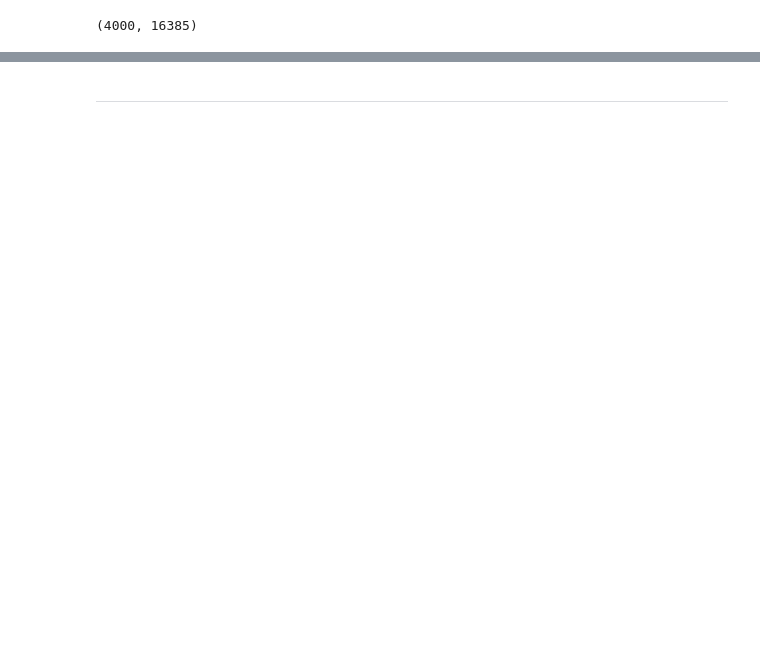
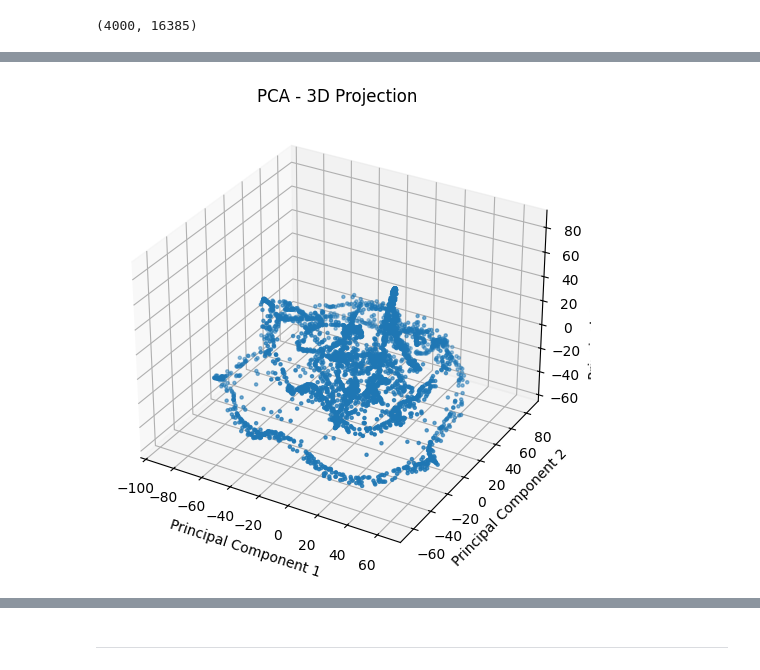
Before and after one commit to joonseren/TDT4172-Introduction-to-Machine-Learning, a Jupyter notebook: Assignment2/Chapter_2.ipynb, the cells around one changed output, grey strips where cells are left out. Drawn from its saved outputs; the diff is of its cells as text; code cells hidden in the pictures; blank space fills up the shorter version.

```diff
--- a/Assignment2/Chapter_2.ipynb
+++ b/Assignment2/Chapter_2.ipynb
@@ -398,0 +388,15 @@ plt.show()
+# %%
+# PCA 3D
+pca = sklearn.decomposition.PCA(n_components=3, random_state=RANDOM_STATE)
+X_pca = pca.fit_transform(X_scaled)
+
+fig = plt.figure(figsize=(8, 6))
+ax = fig.add_subplot(111, projection='3d')
+ax.scatter(X_pca[:, 0], X_pca[:, 1], X_pca[:, 2], s=5)
+ax.set_title("PCA - 3D Projection")
+ax.set_xlabel("Principal Component 1")
+ax.set_ylabel("Principal Component 2")
+ax.set_zlabel("Principal Component 3")
+plt.show()
+# %% [output]
+[figure, added]
```
Also changed, not shown: parts of 20 cells of this notebook, 19 other files.
